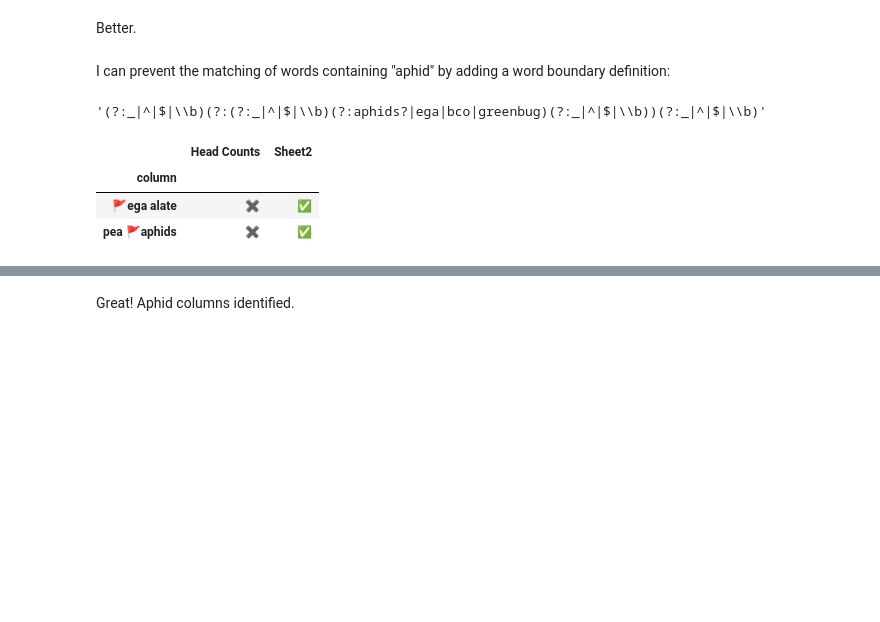
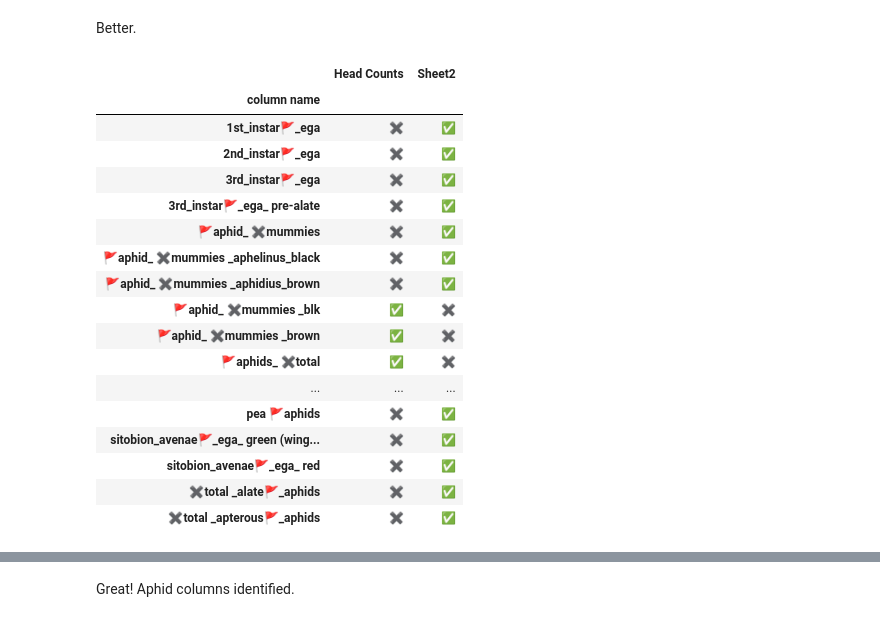
Before and after one commit to devvyn/aafc-field-data, a Jupyter notebook: notebook/projects/2016-sweep-vs-tiller/2016-sweep-vs-tiller.ipynb, the cells around one changed output, grey strips where cells are left out. Drawn from its saved outputs; the diff is of its cells as text; code cells hidden in the pictures; blank space fills up the shorter version.

Commit message:
:construction: :memo: identifying aphid names

```diff
--- a/notebook/projects/2016-sweep-vs-tiller/2016-sweep-vs-tiller.ipynb
+++ b/notebook/projects/2016-sweep-vs-tiller/2016-sweep-vs-tiller.ipynb
@@ -779,5 +784,5 @@ I'll combine all the aphid expressions into one expression that checks for all p
 # %%
-aphid_term_pattern = '|'.join(aphid_terms)
+aphid_term_pattern = conjoin_patterns(aphid_terms)
 display(aphid_term_pattern)
 # %% [output]
 'aphids?|ega|bco|greenbug'
@@ -786,11 +801,9 @@ Then I'll run that check on every column name in the frames:
 # %%
-def filter_frame_column_name(frames_dict: pandas.DataFrame, pattern_to_match: str) -> pandas.DataFrame:
+def compare_column_names(frames_dict: pandas.DataFrame, pattern_to_match: str = '.*') -> pandas.DataFrame:
     return (
         pandas.concat(
             {
-                name: frame.columns[
-                    frame.columns.str.contains(pattern_to_match)
-                ].to_series()
+                name: filter_column_names(frame, pattern_to_match).to_series()
                 for name, frame in frames_dict.items()
             },
             keys=sheet_names,
@@ -939,0 +902,17 @@ def conjoin_patterns(patterns):
+# %%
+def show_matches_in_index(frame:pandas.DataFrame, pattern_dict:dict, name:str='matched term') -> pandas.DataFrame:
+        return (
+            frame
+            .reset_index()
+            .replace(
+                to_replace={
+                    'index': {
+                        f'({pattern_to_match})': f'{marker}\\1 '
+                        for pattern_to_match, marker in pattern_dict.items()
+                    }
+                },
+                regex=True,
+            )
+            .rename(columns={'index': name})
+            .set_index(name)
+        )
@@ -980,21 +938,35 @@ filter_columns(sheets_to_compare, aphid_term_pattern, excluded_term_pattern)
 # %% [markdown]
 Better.
-# %% [markdown]
-I can prevent the matching of words containing "aphid" by adding a word boundary definition:
-# %%
-boundary = r'(?:_|^|$|\b)'
-bounded_patterns = ''.join((
-    boundary,
-    r'(?:', aphid_term_pattern, r')',
-    boundary,
-))
-bounded_patterns
-# %% [output]
-'(?:_|^|$|\\b)(?:(?:_|^|$|\\b)(?:aphids?|ega|bco|greenbug)(?:_|^|$|\\b))(?:_|^|$|\\b)'
-# %%
-filter_columns(sheets_to_compare, bounded_patterns)
-# %% [output]
-|  | Head Counts | Sheet2 |
-| column |  |  |
-| 🚩ega alate | ✖️ | ✅ |
-| pea 🚩aphids | ✖️ | ✅ |
+# %%
+show_matches_in_index(
+    visualize_boolean(
+        compare_column_names(
+            sheets_to_compare,
+            aphid_term_pattern,
+        ),
+    ),
+    {
+        aphid_term_pattern: '🚩',
+        excluded_term_pattern: '️✖️',
+    },
+    name='column name',
+)
+# %% [output]
+|  | Head Counts | Sheet2 |
+| column name |  |  |
+| 1st_instar🚩_ega | ✖️ | ✅ |
+| 2nd_instar🚩_ega | ✖️ | ✅ |
+| 3rd_instar🚩_ega | ✖️ | ✅ |
+| 3rd_instar🚩_ega_ pre-alate | ✖️ | ✅ |
+| 🚩aphid_ ️✖️mummies | ✖️ | ✅ |
+| 🚩aphid_ ️✖️mummies _aphelinus_black | ✖️ | ✅ |
+| 🚩aphid_ ️✖️mummies _aphidius_brown | ✖️ | ✅ |
+| 🚩aphid_ ️✖️mummies _blk | ✅ | ✖️ |
+| 🚩aphid_ ️✖️mummies _brown | ✅ | ✖️ |
+| 🚩aphids_ ️✖️total | ✅ | ✖️ |
+| ... | ... | ... |
+| pea 🚩aphids | ✖️ | ✅ |
+| sitobion_avenae🚩_ega_ green (wing... | ✖️ | ✅ |
+| sitobion_avenae🚩_ega_ red | ✖️ | ✅ |
+| ️✖️total _alate🚩_aphids | ✖️ | ✅ |
+| ️✖️total _apterous🚩_aphids | ✖️ | ✅ |
```
Also changed, not shown: parts of 18 cells of this notebook.
